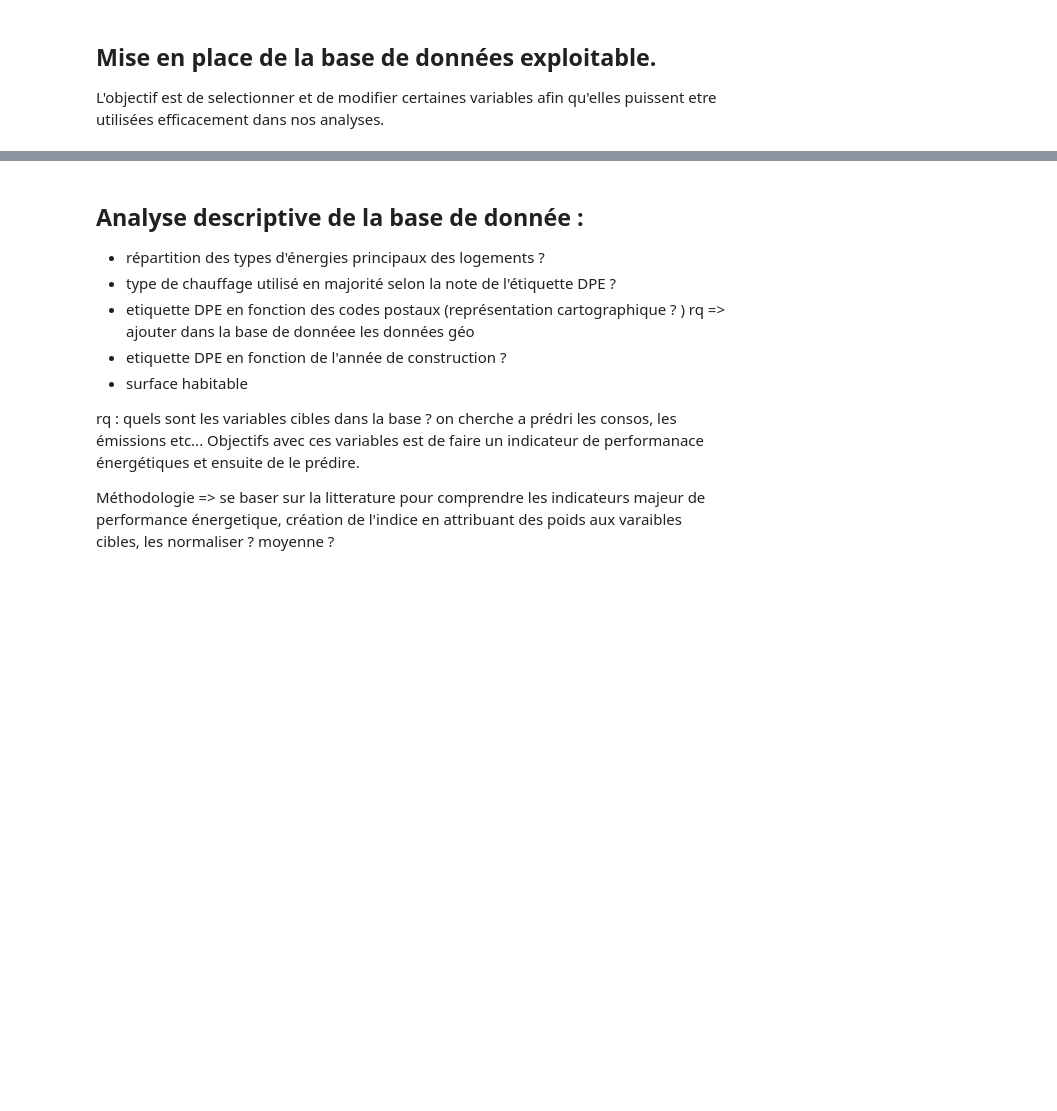
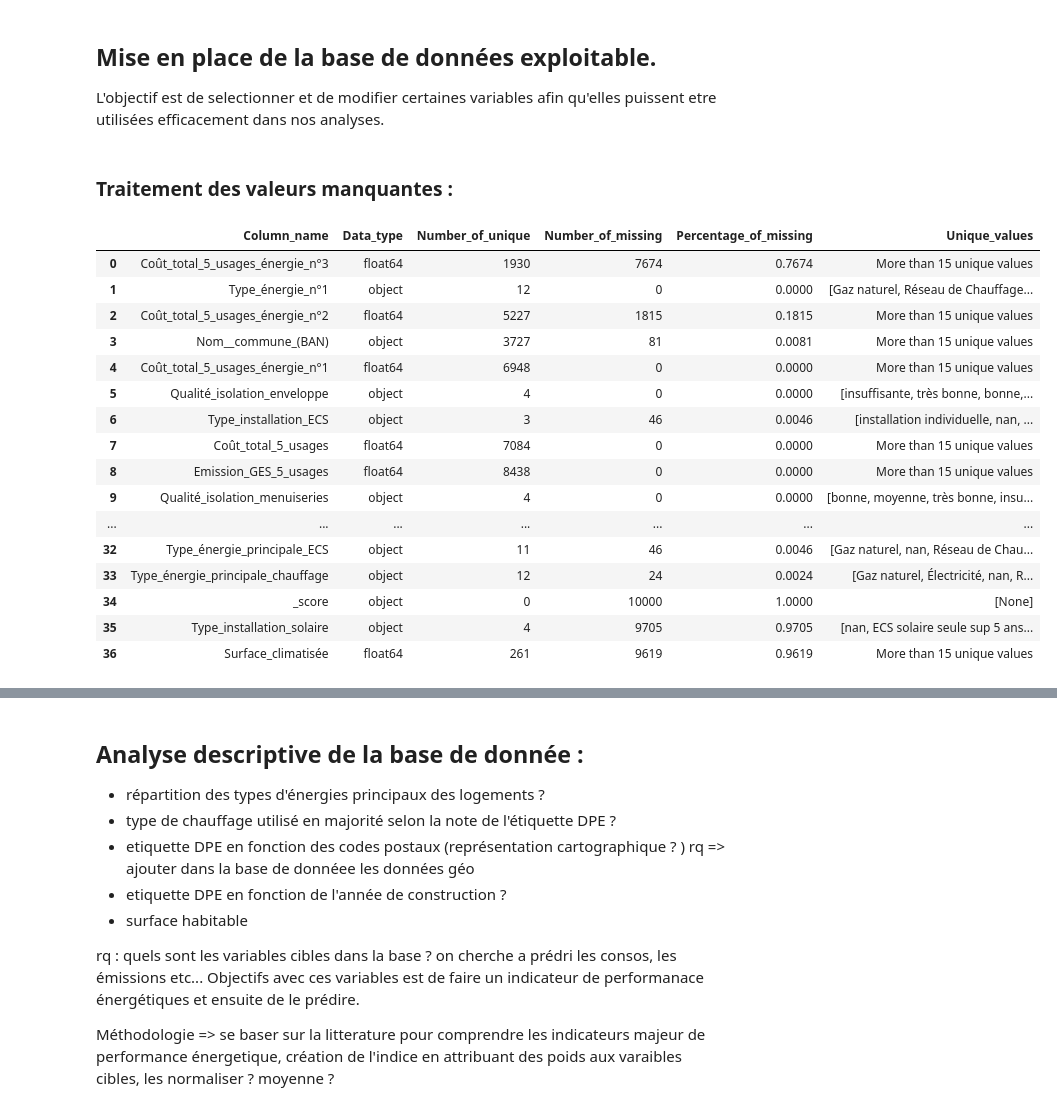
Before and after one commit to LACHQER-Wiam/Projet-Python, a Jupyter notebook: data.ipynb, the cells around one changed output, grey strips where cells are left out. Drawn from its saved outputs; the diff is of its cells as text; code cells hidden in the pictures; blank space fills up the shorter version.

```diff
--- a/data.ipynb
+++ b/data.ipynb
@@ -153,4 +98,29 @@ liste_variables
 # %% [markdown]
 ## Mise en place de la base de données exploitable.
 L'objectif est de selectionner et de modifier certaines variables afin qu'elles puissent etre utilisées efficacement dans nos analyses.
+# %% [markdown]
+### Traitement des valeurs manquantes :
+# %%
+import explodata
+# we use the function in the file explo data
+
+explodata.create_unique(df_DPE)
+# %% [output]
+|  | Column_name | Data_type | Number_of_unique | Number_of_missing | Percentage_of_missing | Unique_values |
+| 0 | Coût_total_5_usages_énergie_n°3 | float64 | 1930 | 7674 | 0.7674 | More than 15 unique values |
+| 1 | Type_énergie_n°1 | object | 12 | 0 | 0.0000 | [Gaz naturel, Réseau de Chauffage... |
+| 2 | Coût_total_5_usages_énergie_n°2 | float64 | 5227 | 1815 | 0.1815 | More than 15 unique values |
+| 3 | Nom__commune_(BAN) | object | 3727 | 81 | 0.0081 | More than 15 unique values |
+| 4 | Coût_total_5_usages_énergie_n°1 | float64 | 6948 | 0 | 0.0000 | More than 15 unique values |
+| 5 | Qualité_isolation_enveloppe | object | 4 | 0 | 0.0000 | [insuffisante, très bonne, bonne,... |
+| 6 | Type_installation_ECS | object | 3 | 46 | 0.0046 | [installation individuelle, nan, ... |
+| 7 | Coût_total_5_usages | float64 | 7084 | 0 | 0.0000 | More than 15 unique values |
+| 8 | Emission_GES_5_usages | float64 | 8438 | 0 | 0.0000 | More than 15 unique values |
+| 9 | Qualité_isolation_menuiseries | object | 4 | 0 | 0.0000 | [bonne, moyenne, très bonne, insu... |
+| ... | ... | ... | ... | ... | ... | ... |
+| 32 | Type_énergie_principale_ECS | object | 11 | 46 | 0.0046 | [Gaz naturel, nan, Réseau de Chau... |
+| 33 | Type_énergie_principale_chauffage | object | 12 | 24 | 0.0024 | [Gaz naturel, Électricité, nan, R... |
+| 34 | _score | object | 0 | 10000 | 1.0000 | [None] |
+| 35 | Type_installation_solaire | object | 4 | 9705 | 0.9705 | [nan, ECS solaire seule sup 5 ans... |
+| 36 | Surface_climatisée | float64 | 261 | 9619 | 0.9619 | More than 15 unique values |
 # %%
```
Also changed, not shown: parts of 16 cells of this notebook, 1 other file.
